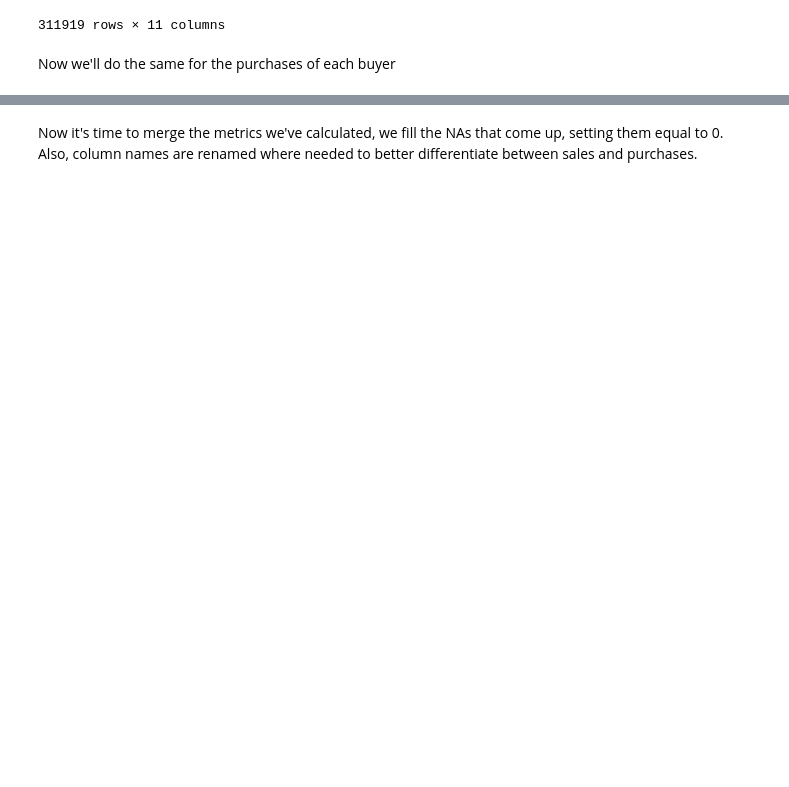
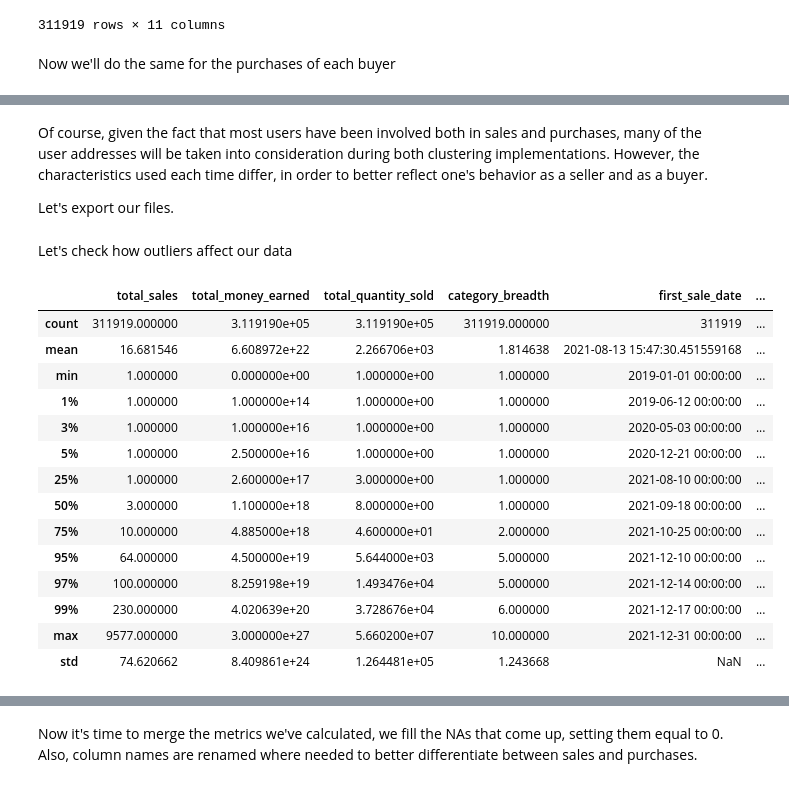
Before and after one commit to HliasMpGH/digital-transactions-mining, a Jupyter notebook: data_mining/clustering/clustering.ipynb, the cells around one changed output, grey strips where cells are left out. Saved outputs shown, nothing was run; the diff lists cells and outputs as text; code cells hidden in the pictures; blank space fills up the shorter version.

```diff
--- a/data_mining/clustering/clustering.ipynb
+++ b/data_mining/clustering/clustering.ipynb
@@ -147,0 +125,23 @@ seller_metrics
+# %%
+max_date = df['full_date'].max()
+# %%
+# Aggregating seller metrics
+seller_metrics = df.groupby('seller_address').agg(
+    total_sales=('seller_address', 'count'),
+    total_money_earned=('wei_price', 'sum'),
+    total_quantity_sold=('quantity', 'sum'),
+    category_breadth = ('asset_category', 'nunique'),
+    first_sale_date=('full_date', 'min'),
+    last_sale_date=('full_date', 'max')
+
+).reset_index()
+# Calculate average sale price
+seller_metrics['avg_sale_price'] = seller_metrics['total_money_earned'] / seller_metrics['total_sales']
+# Calculate recency (days since last transaction)
+seller_metrics['days_since_last_sale'] = (max_date - seller_metrics['last_sale_date']).dt.days
+# Calculate another frequency metric (number of sales per days active)
+seller_metrics['sales_frequency'] = seller_metrics['total_sales'] / (
+    (seller_metrics['last_sale_date'] - seller_metrics['first_sale_date']).dt.days + 1)
+
+
+seller_metrics
@@ -218,0 +247,4 @@ purchases_by_category
+# %%
+# Create seller clustering input
+seller_metrics = seller_metrics.merge(sales_by_category, on= 'seller_address', how= 'inner')
+seller_metrics
@@ -218,0 +283,4 @@ purchases_by_category
+# %% [markdown]
+Of course, given the fact that most users have been involved both in sales and purchases, many of the user addresses will be taken into consideration during both clustering implementations. However, the characteristics used each time differ, in order to better reflect one's behavior as a seller and as a buyer.
+
+Let's export our files.
@@ -218,0 +290,20 @@ purchases_by_category
+# %% [markdown]
+Let's check how outliers affect our data
+# %%
+seller_metrics.describe(percentiles=[0.01,0.03,0.05,0.25,0.5,0.75,0.95,0.97,0.99])
+# %% [output]
+|  | total_sales | total_money_earned | total_quantity_sold | category_breadth | first_sale_date | ... |
+| count | 311919.000000 | 3.119190e+05 | 3.119190e+05 | 311919.000000 | 311919 | ... |
+| mean | 16.681546 | 6.608972e+22 | 2.266706e+03 | 1.814638 | 2021-08-13 15:47:30.451559168 | ... |
+| min | 1.000000 | 0.000000e+00 | 1.000000e+00 | 1.000000 | 2019-01-01 00:00:00 | ... |
+| 1% | 1.000000 | 1.000000e+14 | 1.000000e+00 | 1.000000 | 2019-06-12 00:00:00 | ... |
+| 3% | 1.000000 | 1.000000e+16 | 1.000000e+00 | 1.000000 | 2020-05-03 00:00:00 | ... |
+| 5% | 1.000000 | 2.500000e+16 | 1.000000e+00 | 1.000000 | 2020-12-21 00:00:00 | ... |
+| 25% | 1.000000 | 2.600000e+17 | 3.000000e+00 | 1.000000 | 2021-08-10 00:00:00 | ... |
+| 50% | 3.000000 | 1.100000e+18 | 8.000000e+00 | 1.000000 | 2021-09-18 00:00:00 | ... |
+| 75% | 10.000000 | 4.885000e+18 | 4.600000e+01 | 2.000000 | 2021-10-25 00:00:00 | ... |
+| 95% | 64.000000 | 4.500000e+19 | 5.644000e+03 | 5.000000 | 2021-12-10 00:00:00 | ... |
+| 97% | 100.000000 | 8.259198e+19 | 1.493476e+04 | 5.000000 | 2021-12-14 00:00:00 | ... |
+| 99% | 230.000000 | 4.020639e+20 | 3.728676e+04 | 6.000000 | 2021-12-17 00:00:00 | ... |
+| max | 9577.000000 | 3.000000e+27 | 5.660200e+07 | 10.000000 | 2021-12-31 00:00:00 | ... |
+| std | 74.620662 | 8.409861e+24 | 1.264481e+05 | 1.243668 | NaN | ... |
```
Also changed, not shown: parts of 36 cells of this notebook, 8 other files.
